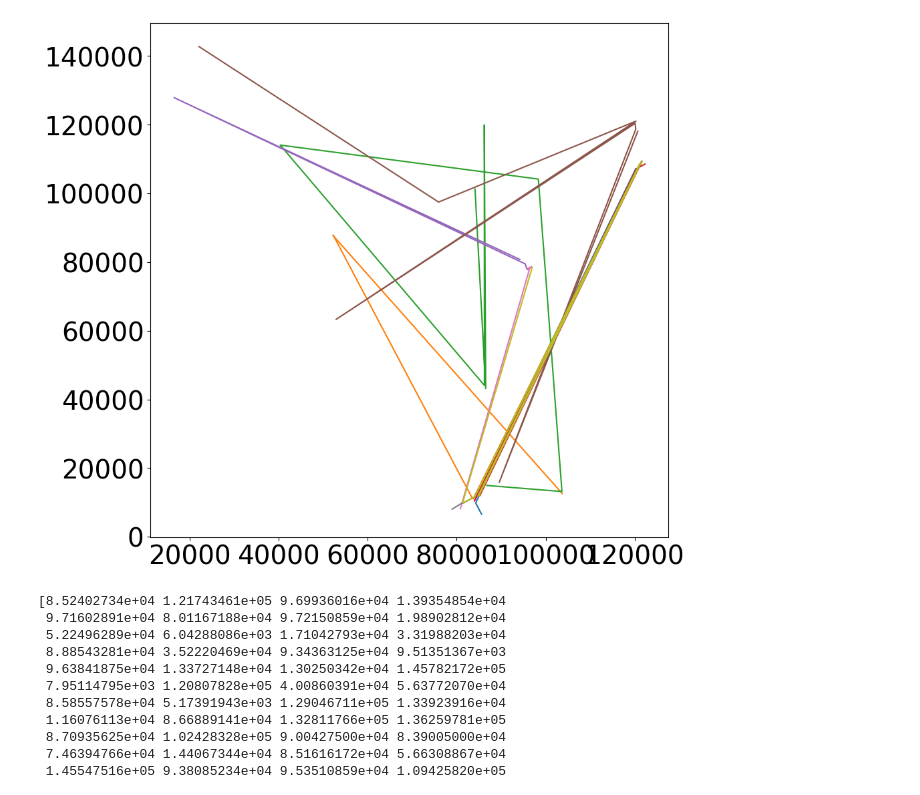
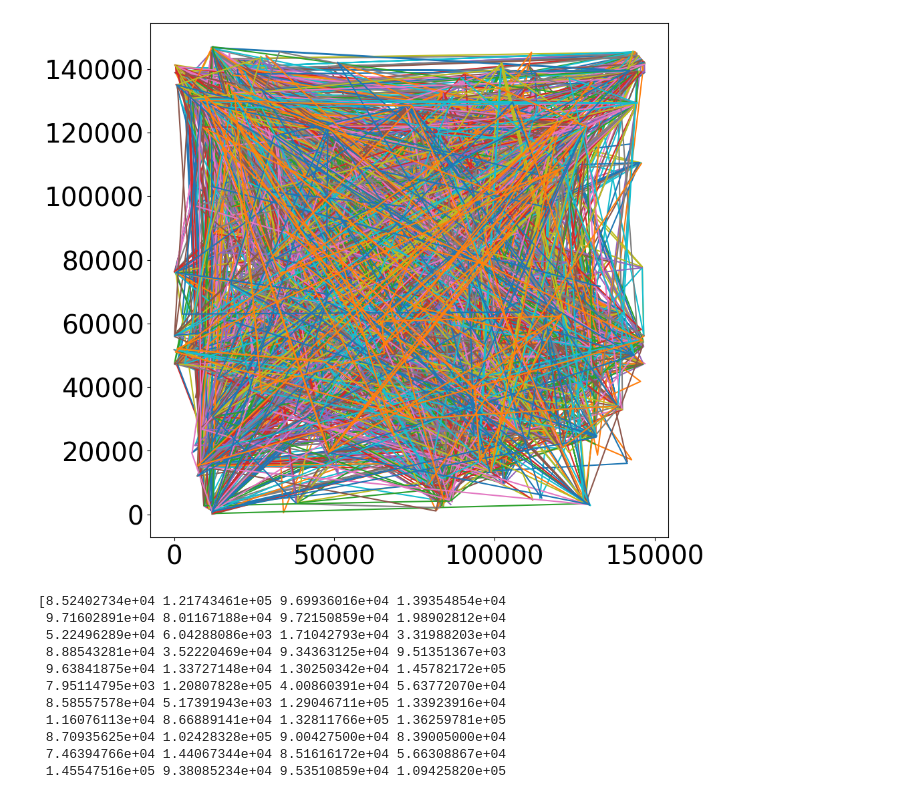
Before and after one commit to GiulianoLo/analize_simba_cgm, a Jupyter notebook: mergers.ipynb, the cells around one changed output. Saved outputs shown, nothing was run; the diff lists cells and outputs as text; code cells hidden in the pictures.

```diff
--- a/mergers.ipynb
+++ b/mergers.ipynb
@@ -63,9 +49,9 @@ Unwrapping pos_2-positions
 # %%
 plt.figure(figsize=(10, 10))
-for i in range(len(positions['pos_0'][:10])):
+for i in range(len(positions['pos_0'][:100000])):
     plt.plot(positions['pos_0'][:,i], positions['pos_1'][:,i])
 # %% [output]
-[figure, old version]
+[figure, new version]
 # %%
 # %% [output]
 [8.52402734e+04 1.21743461e+05 9.69936016e+04 1.39354854e+04
```
Also changed, not shown: parts of 7 cells of this notebook, 1 other file.
